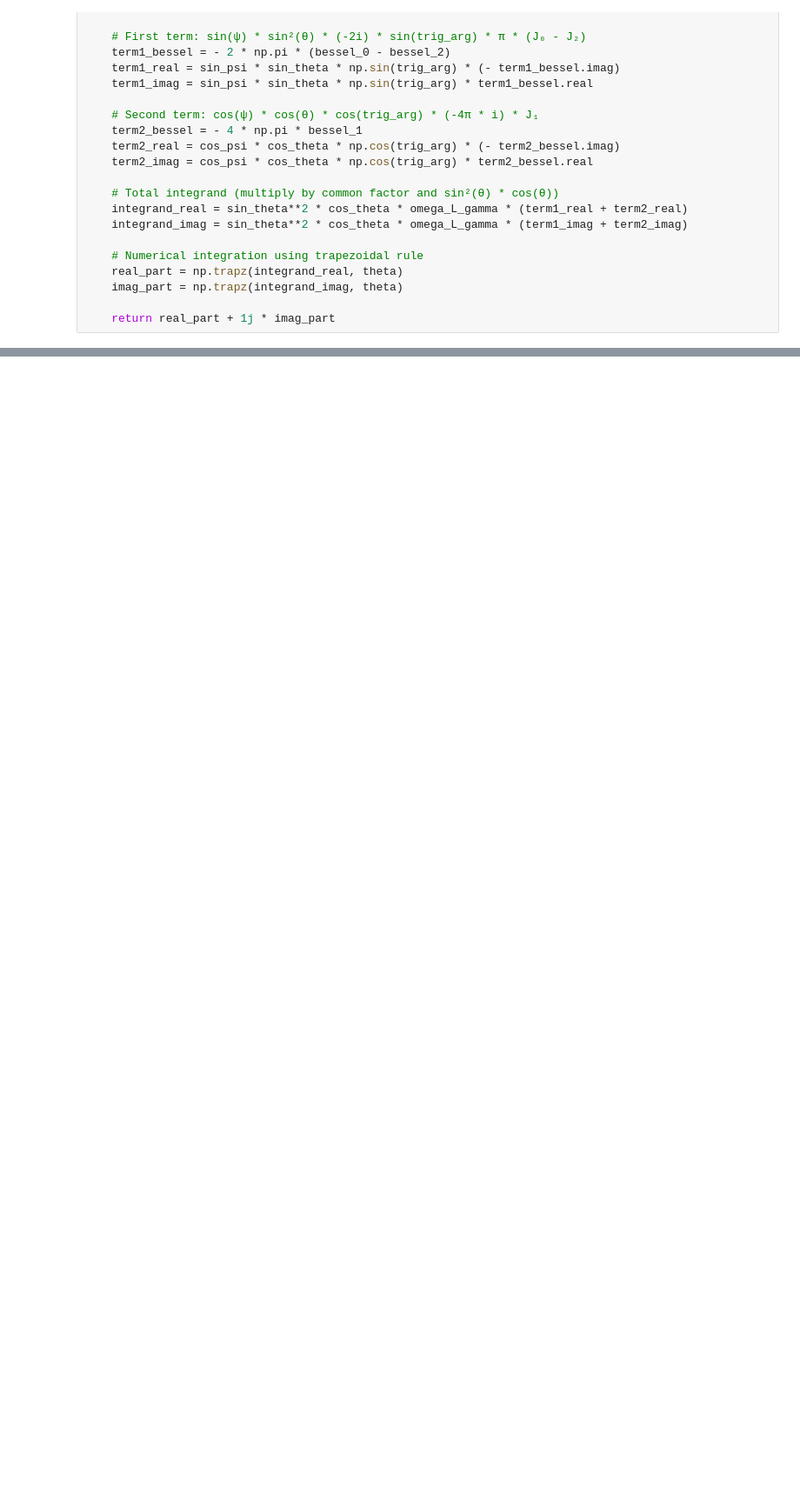
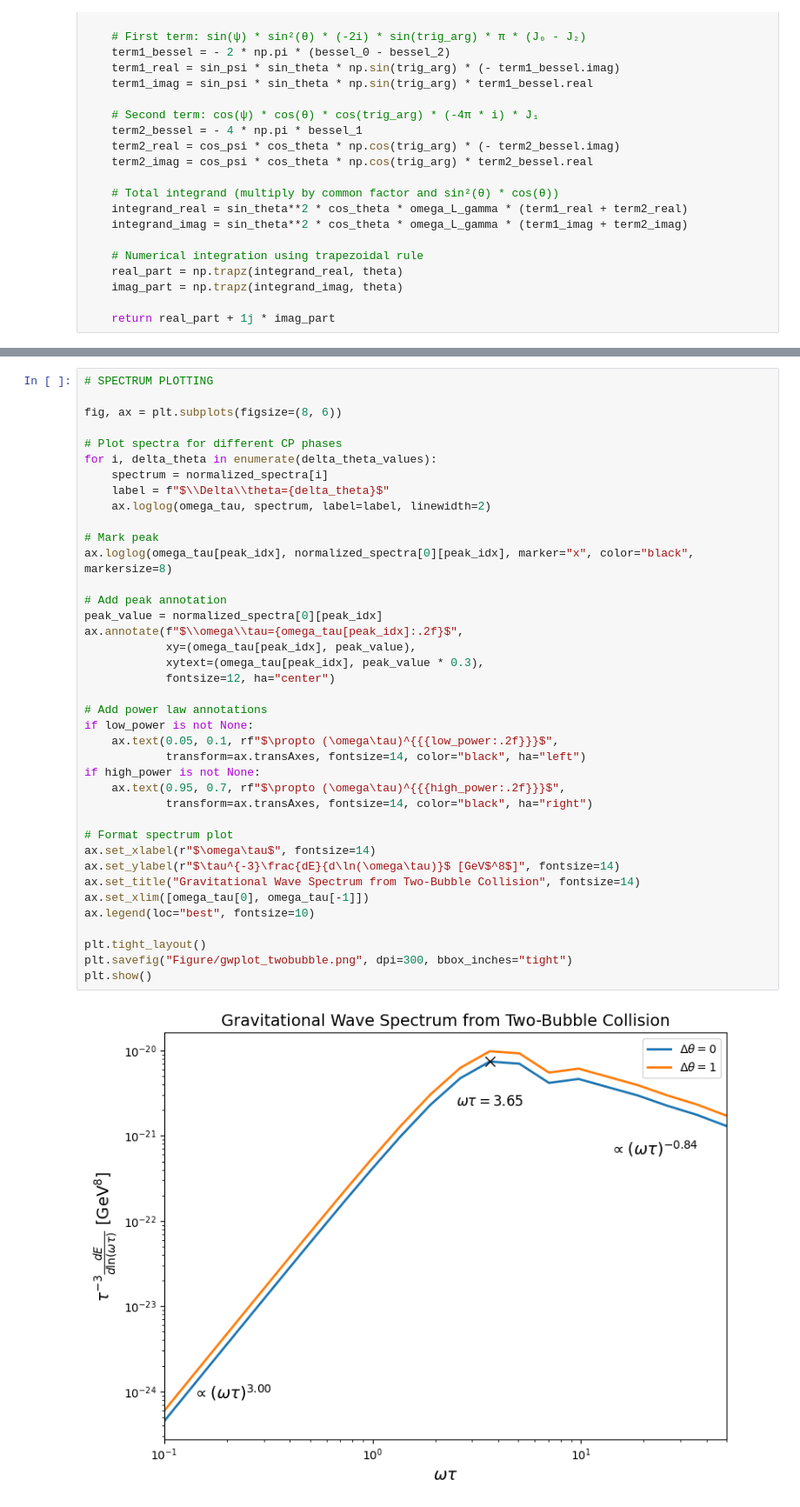
Before and after one commit to ckkyue/BBN, a Jupyter notebook: gwplot.ipynb, the cells around one changed output, grey strips where cells are left out. Shown at 87% size. Drawn from its saved outputs; the diff is of its cells as text; blank space fills up the shorter version.

Commit message:
CP-phase modulation

```diff
--- a/gwplot.ipynb
+++ b/gwplot.ipynb
@@ -1018,0 +1035,41 @@ plt.show()
+# %%
+# SPECTRUM PLOTTING
+
+fig, ax = plt.subplots(figsize=(8, 6))
+
+# Plot spectra for different CP phases
+for i, delta_theta in enumerate(delta_theta_values):
+    spectrum = normalized_spectra[i]
+    label = f"$\\Delta\\theta={delta_theta}$"
+    ax.loglog(omega_tau, spectrum, label=label, linewidth=2)
+
+# Mark peak
+ax.loglog(omega_tau[peak_idx], normalized_spectra[0][peak_idx], marker="x", color="black", markersize=8)
+
+# Add peak annotation
+peak_value = normalized_spectra[0][peak_idx]
+ax.annotate(f"$\\omega\\tau={omega_tau[peak_idx]:.2f}$",
+            xy=(omega_tau[peak_idx], peak_value),
+            xytext=(omega_tau[peak_idx], peak_value * 0.3),
+            fontsize=12, ha="center")
+
+# Add power law annotations
+if low_power is not None:
+    ax.text(0.05, 0.1, rf"$\propto (\omega\tau)^{{{low_power:.2f}}}$",
+            transform=ax.transAxes, fontsize=14, color="black", ha="left")
+if high_power is not None:
+    ax.text(0.95, 0.7, rf"$\propto (\omega\tau)^{{{high_power:.2f}}}$",
+            transform=ax.transAxes, fontsize=14, color="black", ha="right")
+
+# Format spectrum plot
+ax.set_xlabel(r"$\omega\tau$", fontsize=14)
+ax.set_ylabel(r"$\tau^{-3}\frac{dE}{d\ln(\omega\tau)}$ [GeV$^8$]", fontsize=14)
+ax.set_title("Gravitational Wave Spectrum from Two-Bubble Collision", fontsize=14)
+ax.set_xlim([omega_tau[0], omega_tau[-1]])
+ax.legend(loc="best", fontsize=10)
+
+plt.tight_layout()
+plt.savefig("Figure/gwplot_twobubble.png", dpi=300, bbox_inches="tight")
+plt.show()
+# %% [output]
+[figure, added]
```
Also changed, not shown: parts of 10 cells of this notebook, 10 other files.
